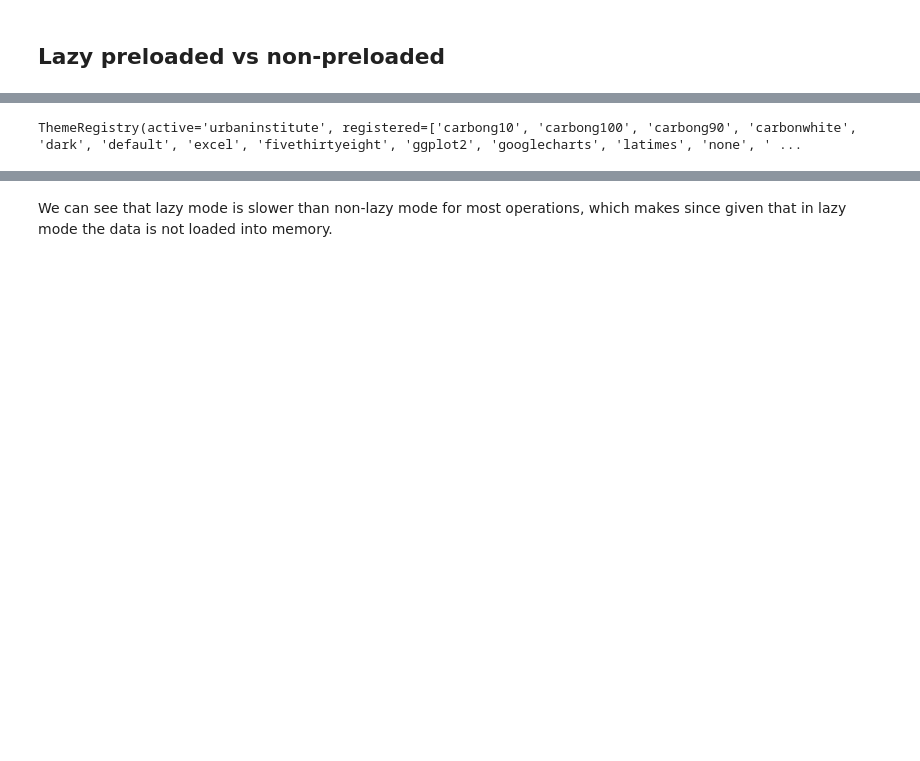
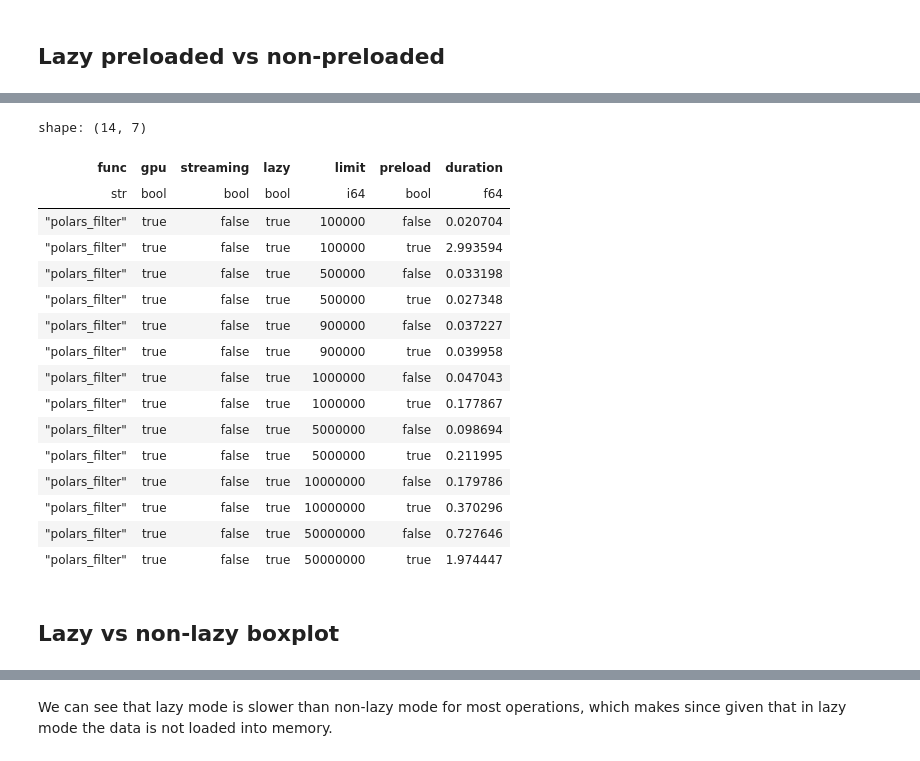
Before and after one commit to Baukebrenninkmeijer/polars-pyspark-pandas-comparison, a Jupyter notebook: results/analysis.ipynb, the cells around one changed output, grey strips where cells are left out. Drawn from its saved outputs; the diff is of its cells as text; code cells hidden in the pictures; blank space fills up the shorter version.

```diff
--- a/results/analysis.ipynb
+++ b/results/analysis.ipynb
@@ -316,4 +313,23 @@ bar = (
-# %%
-alt.themes
-# %% [output]
-ThemeRegistry(active='urbaninstitute', registered=['carbong10', 'carbong100', 'carbong90', 'carbonwhite', 'dark', 'default', 'excel', 'fivethirtyeight', 'ggplot2', 'googlecharts', 'latimes', 'none', ' ...
+# %%
+with pl.Config(tbl_rows=-1):
+    display(df.filter(pl.col('gpu') & pl.col('lazy') & (pl.col('func') == 'polars_filter')).sort('limit', 'preload'))
+# %% [output]
+shape: (14, 7)
+| func | gpu | streaming | lazy | limit | preload | duration |
+| str | bool | bool | bool | i64 | bool | f64 |
+| "polars_filter" | true | false | true | 100000 | false | 0.020704 |
+| "polars_filter" | true | false | true | 100000 | true | 2.993594 |
+| "polars_filter" | true | false | true | 500000 | false | 0.033198 |
+| "polars_filter" | true | false | true | 500000 | true | 0.027348 |
+| "polars_filter" | true | false | true | 900000 | false | 0.037227 |
+| "polars_filter" | true | false | true | 900000 | true | 0.039958 |
+| "polars_filter" | true | false | true | 1000000 | false | 0.047043 |
+| "polars_filter" | true | false | true | 1000000 | true | 0.177867 |
+| "polars_filter" | true | false | true | 5000000 | false | 0.098694 |
+| "polars_filter" | true | false | true | 5000000 | true | 0.211995 |
+| "polars_filter" | true | false | true | 10000000 | false | 0.179786 |
+| "polars_filter" | true | false | true | 10000000 | true | 0.370296 |
+| "polars_filter" | true | false | true | 50000000 | false | 0.727646 |
+| "polars_filter" | true | false | true | 50000000 | true | 1.974447 |
+# %% [markdown]
+## Lazy vs non-lazy boxplot
```
Also changed, not shown: parts of 27 cells of this notebook, 27 other files.
